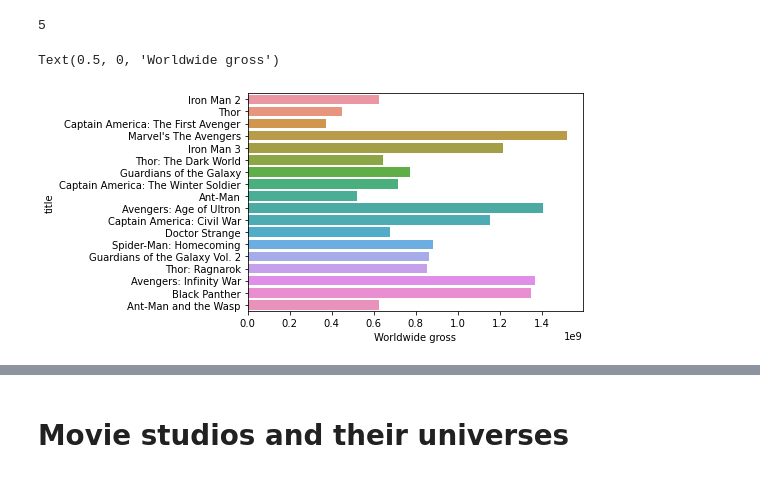
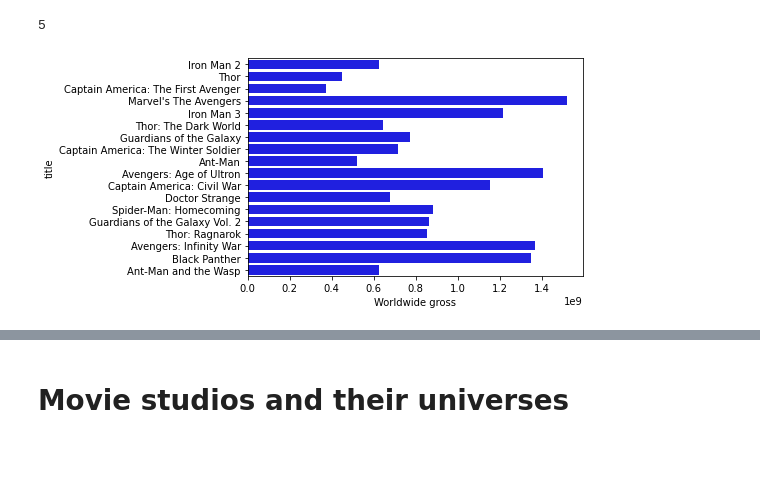
Before and after one commit to RipPhillip/dsc-phase-1-project, a Jupyter notebook: My main.ipynb, the cells around one changed output, grey strips where cells are left out. Cells and saved outputs as stored; diff of their text form; code cells hidden in the pictures.

```diff
--- a/My main.ipynb
+++ b/My main.ipynb
@@ -171,8 +171,8 @@ marvel_movies = ['Iron Man', 'The Incredible Hulk', 'Iron Man 2', 'Thor',
                 'Spider-Man: Far From Home']
 
 # Names in the tn_budget_df not movie_gross_df
-    dc_movies = ['Man of Steel', 'Suicide Squad', 'Wonder Woman', 'Justice League',
-                'Aquaman', 'Shazam!', 'Batman v Superman: Dawn of Justice']
+dc_movies = ['Man of Steel', 'Suicide Squad', 'Wonder Woman', 'Justice League',\
+                 'Aquaman', 'Shazam!', 'Batman v Superman: Dawn of Justice']
 
 #Names in the tn_budget_df not movie_gross_df
 star_wars_movies = ['Star Wars Ep. VIII: The Last Jedi', 'Star Wars Ep. VII: The Force Awakens',
@@ -351,13 +352,13 @@ tn_budget_df['Star_wars'] = tn_budget_df['movie']\
 # %%
 #Create barplot for each each Marvel movie. We see no definitive growth in
 # profit over time
 sns.barplot(x='worldwide_gross', y='title', \
             data=with_studio_budget_df[with_studio_budget_df.Marvel==True]\
-            .sort_values(by='year'))
+            .sort_values(by='year'), color='blue')
 plt.xlabel('Worldwide gross')
+plt.savefig("Marvel movies vs worldwide gross plot.png")
 # %% [output]
-Text(0.5, 0, 'Worldwide gross')
-[figure, old version]
+[figure, new version]
 # %%
 #with_studio_budget_df[with_studio_budget_df.Marvel]
 # %%
```
Also changed, not shown: parts of 17 cells of this notebook, 14 other files.
